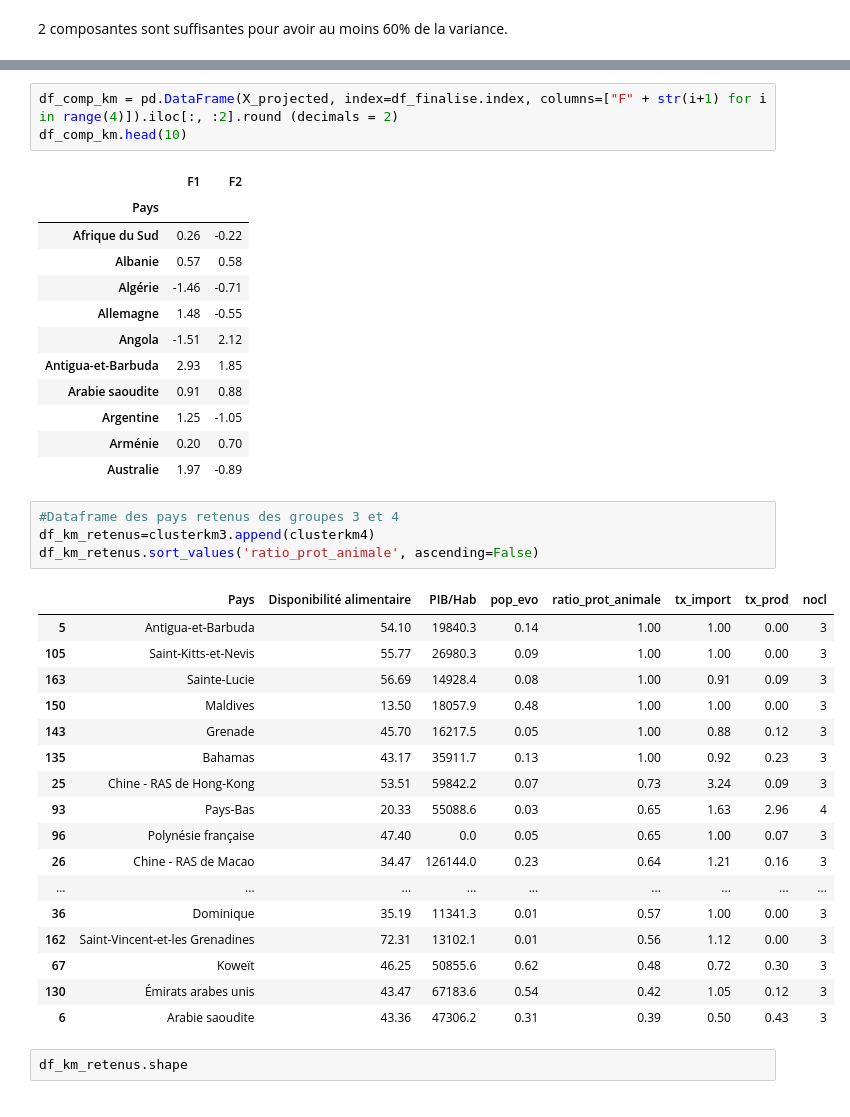
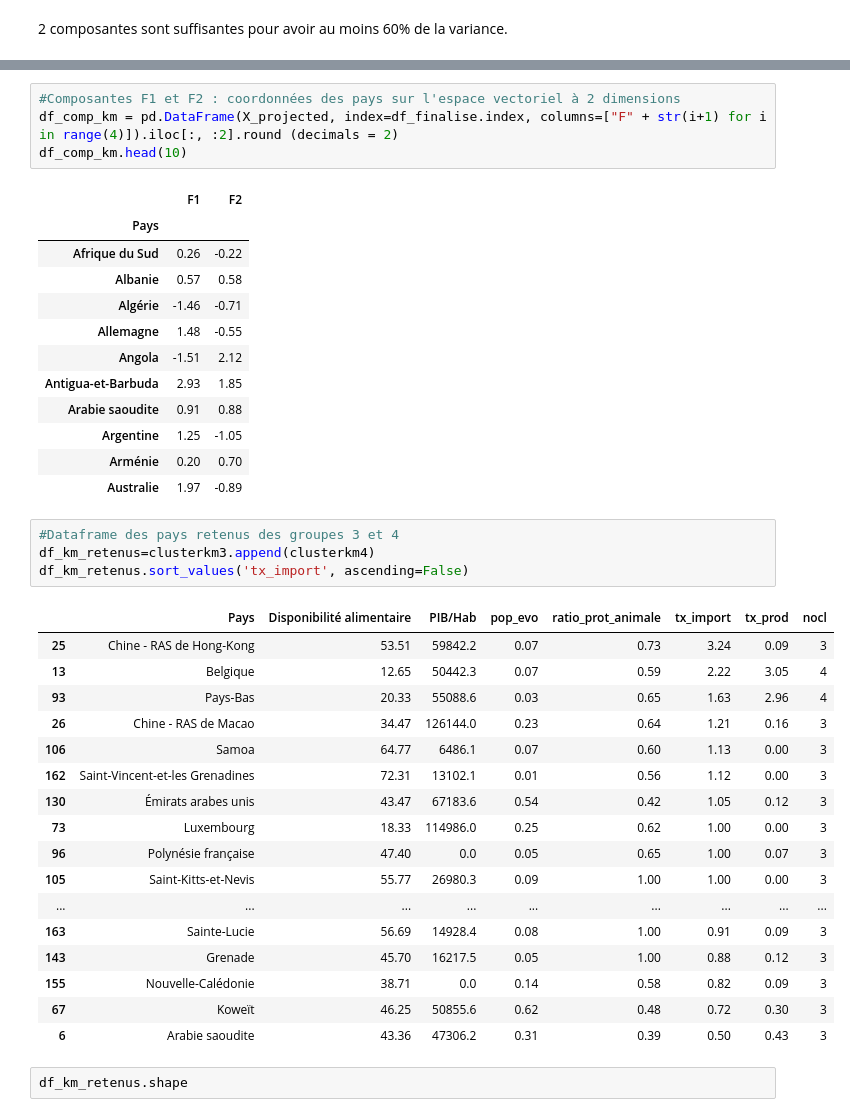
Before and after one commit to Randasabag/Etude-de-march-de-la-poule-qui-chante-avec-Python, a Jupyter notebook: projet9V1.ipynb, the cells around one changed output, grey strips where cells are left out. Saved outputs shown, nothing was run; the diff lists cells and outputs as text.

```diff
--- a/projet9V1.ipynb
+++ b/projet9V1.ipynb
@@ -1961,5 +1943,6 @@ No handles with labels found to put in legend.
 [figure]
 # %%
+#Composantes F1 et F2 : coordonnées des pays sur l'espace vectoriel à 2 dimensions
 df_comp_km = pd.DataFrame(X_projected, index=df_finalise.index, columns=["F" + str(i+1) for i in range(4)]).iloc[:, :2].round (decimals = 2)
 df_comp_km.head(10)
 # %% [output]
@@ -1978,24 +1961,24 @@ df_comp_km.head(10)
 # %%
 #Dataframe des pays retenus des groupes 3 et 4
 df_km_retenus=clusterkm3.append(clusterkm4)
-df_km_retenus.sort_values('ratio_prot_animale', ascending=False)
+df_km_retenus.sort_values('tx_import', ascending=False)
 # %% [output]
 |  | Pays | Disponibilité alimentaire | PIB/Hab | pop_evo | ratio_prot_animale | tx_import | tx_prod | nocl |
-| 5 | Antigua-et-Barbuda | 54.10 | 19840.3 | 0.14 | 1.00 | 1.00 | 0.00 | 3 |
+| 25 | Chine - RAS de Hong-Kong | 53.51 | 59842.2 | 0.07 | 0.73 | 3.24 | 0.09 | 3 |
+| 13 | Belgique | 12.65 | 50442.3 | 0.07 | 0.59 | 2.22 | 3.05 | 4 |
+| 93 | Pays-Bas | 20.33 | 55088.6 | 0.03 | 0.65 | 1.63 | 2.96 | 4 |
+| 26 | Chine - RAS de Macao | 34.47 | 126144.0 | 0.23 | 0.64 | 1.21 | 0.16 | 3 |
+| 106 | Samoa | 64.77 | 6486.1 | 0.07 | 0.60 | 1.13 | 0.00 | 3 |
+| 162 | Saint-Vincent-et-les Grenadines | 72.31 | 13102.1 | 0.01 | 0.56 | 1.12 | 0.00 | 3 |
+| 130 | Émirats arabes unis | 43.47 | 67183.6 | 0.54 | 0.42 | 1.05 | 0.12 | 3 |
+| 73 | Luxembourg | 18.33 | 114986.0 | 0.25 | 0.62 | 1.00 | 0.00 | 3 |
+| 96 | Polynésie française | 47.40 | 0.0 | 0.05 | 0.65 | 1.00 | 0.07 | 3 |
 | 105 | Saint-Kitts-et-Nevis | 55.77 | 26980.3 | 0.09 | 1.00 | 1.00 | 0.00 | 3 |
+| ... | ... | ... | ... | ... | ... | ... | ... | ... |
 | 163 | Sainte-Lucie | 56.69 | 14928.4 | 0.08 | 1.00 | 0.91 | 0.09 | 3 |
-| 150 | Maldives | 13.50 | 18057.9 | 0.48 | 1.00 | 1.00 | 0.00 | 3 |
 | 143 | Grenade | 45.70 | 16217.5 | 0.05 | 1.00 | 0.88 | 0.12 | 3 |
-| 135 | Bahamas | 43.17 | 35911.7 | 0.13 | 1.00 | 0.92 | 0.23 | 3 |
-| 25 | Chine - RAS de Hong-Kong | 53.51 | 59842.2 | 0.07 | 0.73 | 3.24 | 0.09 | 3 |
-| 93 | Pays-Bas | 20.33 | 55088.6 | 0.03 | 0.65 | 1.63 | 2.96 | 4 |
-| 96 | Polynésie française | 47.40 | 0.0 | 0.05 | 0.65 | 1.00 | 0.07 | 3 |
-| 26 | Chine - RAS de Macao | 34.47 | 126144.0 | 0.23 | 0.64 | 1.21 | 0.16 | 3 |
-| ... | ... | ... | ... | ... | ... | ... | ... | ... |
-| 36 | Dominique | 35.19 | 11341.3 | 0.01 | 0.57 | 1.00 | 0.00 | 3 |
-| 162 | Saint-Vincent-et-les Grenadines | 72.31 | 13102.1 | 0.01 | 0.56 | 1.12 | 0.00 | 3 |
+| 155 | Nouvelle-Calédonie | 38.71 | 0.0 | 0.14 | 0.58 | 0.82 | 0.09 | 3 |
 | 67 | Koweït | 46.25 | 50855.6 | 0.62 | 0.48 | 0.72 | 0.30 | 3 |
-| 130 | Émirats arabes unis | 43.47 | 67183.6 | 0.54 | 0.42 | 1.05 | 0.12 | 3 |
 | 6 | Arabie saoudite | 43.36 | 47306.2 | 0.31 | 0.39 | 0.50 | 0.43 | 3 |
 # %%
 df_km_retenus.shape
```
Also changed, not shown: parts of 27 cells of this notebook.
